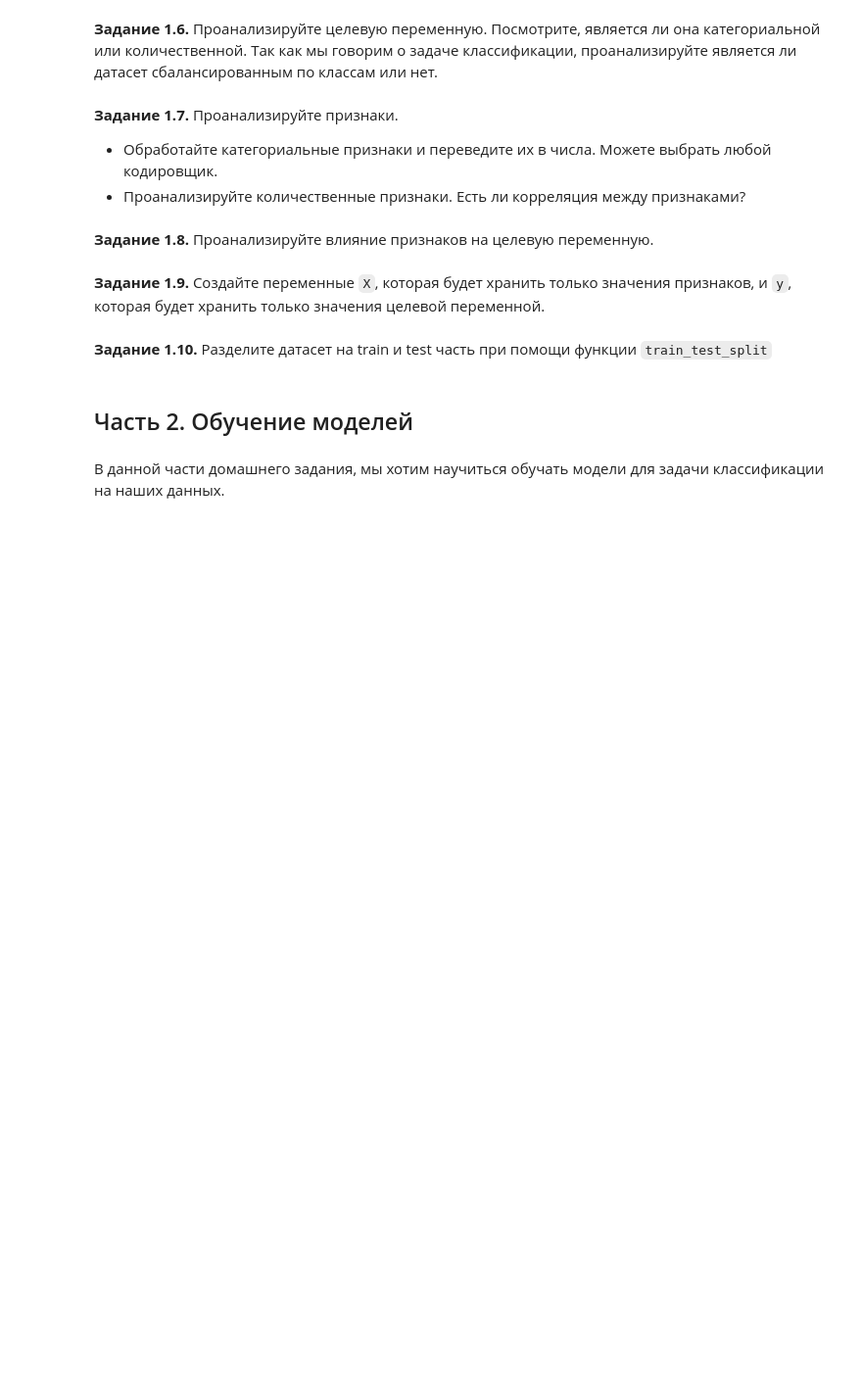
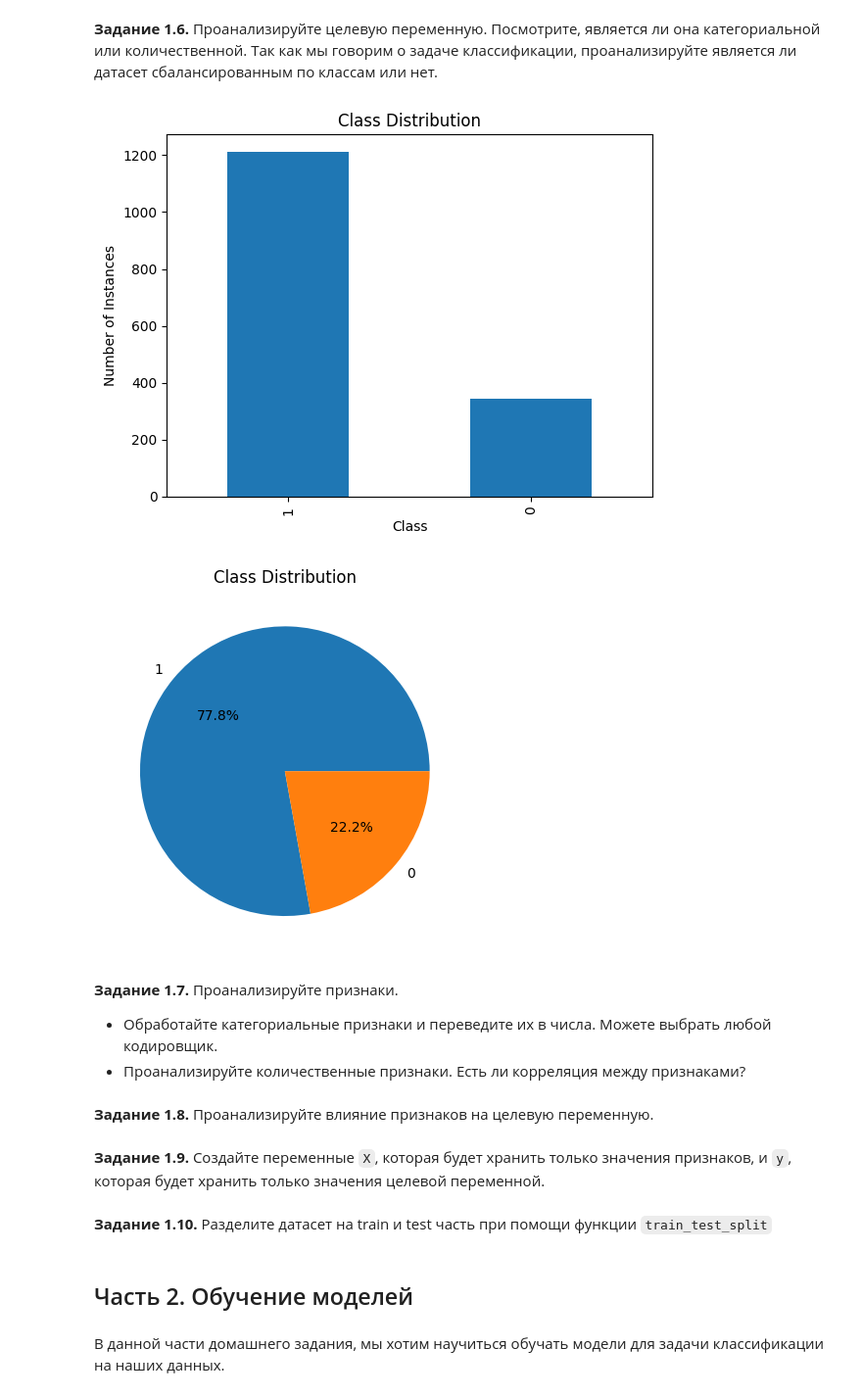
Before and after one commit to urmasa-tar/DeepLearningSchool, a Jupyter notebook: Sem01/les01/GameOfThrounes/hw_1_game_of_thrones.ipynb, the cells around one changed output. Shown at 98% size. Saved outputs shown, nothing was run; the diff lists cells and outputs as text; code cells hidden in the pictures; blank space fills up the shorter version.

```diff
--- a/Sem01/les01/GameOfThrounes/hw_1_game_of_thrones.ipynb
+++ b/Sem01/les01/GameOfThrounes/hw_1_game_of_thrones.ipynb
@@ -375,0 +429,7 @@ KeyError: '[Ellipsis] not found in axis'
+# %%
+correlation_with_isAlive = data.corr()['isAlive'].sort_values(ascending=False)
+
+# Удаляем корреляцию самой с собой
+correlation_with_isAlive = correlation_with_isAlive.drop('isAlive')
+
+print(correlation_with_isAlive)
@@ -375,0 +454,7 @@ KeyError: '[Ellipsis] not found in axis'
+# %%
+significant_correlation_columns = correlation_with_isAlive[
+    (correlation_with_isAlive > 0.1) | (correlation_with_isAlive < -0.1)
+].index.tolist()
+significant_correlation_columns.append('isAlive')
+data = data[significant_correlation_columns]
+print(data)
@@ -380,3 +481,18 @@ KeyError: '[Ellipsis] not found in axis'
+# %%
+# Let's get count of 0 and 1 classes and build an Gist
+class_counts = data['isAlive'].value_counts()
+
+class_counts.plot(kind='bar', title='Class Distribution')
+plt.xlabel('Class')
+plt.ylabel('Number of Instances')
+plt.show()
+
+class_counts.plot(kind='pie', autopct='%1.1f%%', title='Class Distribution')
+plt.ylabel('')
+plt.show()
+# %% [output]
+[figure, added]
+[figure, added]
 # %% [markdown]
 **Задание 1.7.** Проанализируйте признаки.
   * Обработайте категориальные признаки и переведите их в числа. Можете выбрать любой кодировщик.
```
Also changed, not shown: parts of 13 cells of this notebook.
